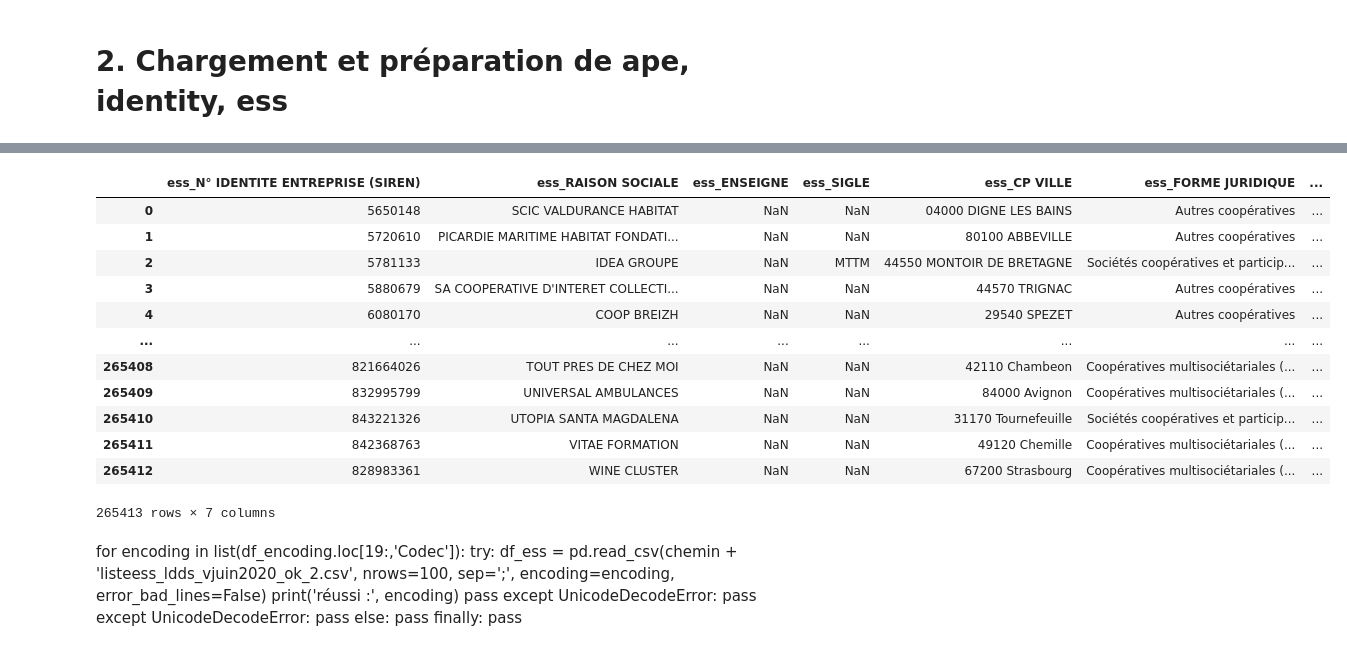
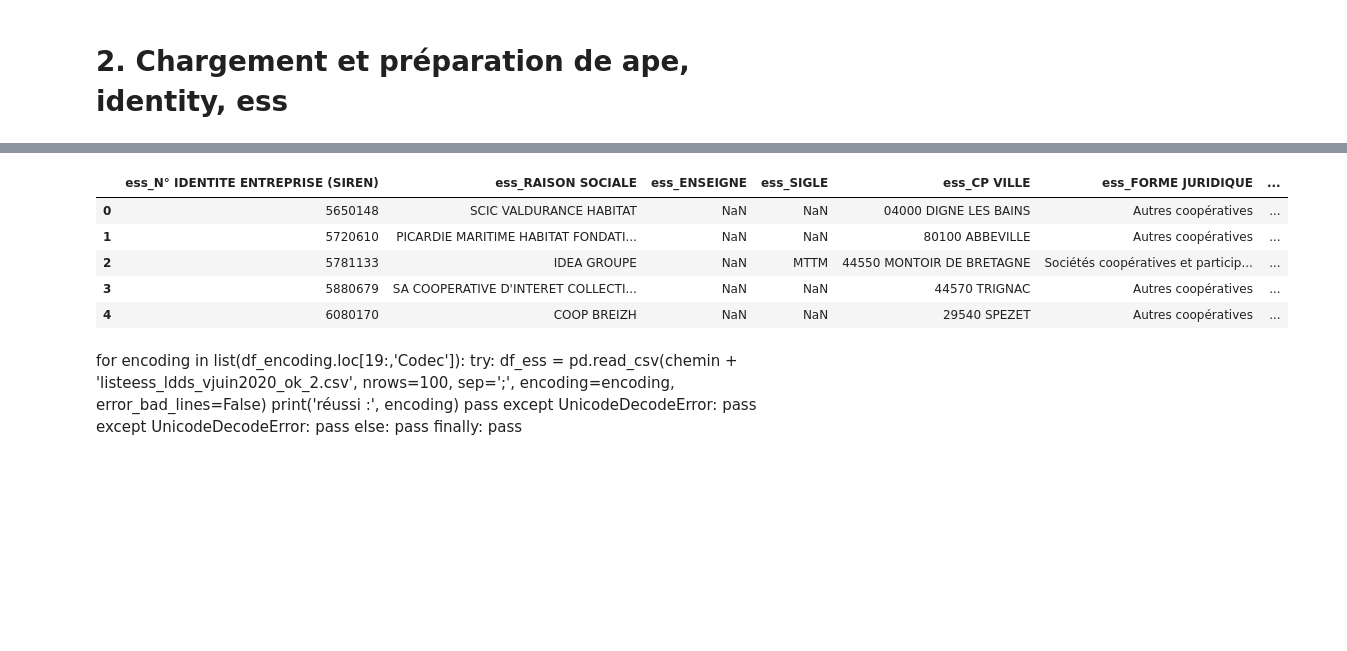
Before and after one commit to Enthic/enthic-data_analysis, a Jupyter notebook: Impact_score_préparation_des_données.ipynb, the cells around one changed output, grey strips where cells are left out. Drawn from its saved outputs; the diff is of its cells as text; code cells hidden in the pictures; blank space fills up the shorter version.

```diff
--- a/Impact_score_préparation_des_données.ipynb
+++ b/Impact_score_préparation_des_données.ipynb
@@ -10,7 +10,7 @@ Drive already mounted at /content/gdrive; to attempt to forcibly remount, call d
 import pandas as pd
 
 # Load of bundle
-chemin = '/content/gdrive/My Drive/Impact Score/Données partagées pour Impact Score/Autre données/'
+chemin = '/content/gdrive/My Drive/Impact Score/Données partagées pour Impact Score/Données/'
 bundle_raw = pd.read_csv(chemin + 'bundle.csv', sep=';', header=None,  index_col=False, names =['siren', 'year', 'accountability', 'bundle','amount'])
 bundle_raw.head()
 # %% [output]
@@ -221,23 +189,16 @@ identity
 # %%
 # Chargement de la liste des entreprises de l'ESS
 df_ess = pd.read_csv(chemin + 'listeess_ldds_vjuin2020_ok_2.csv', sep=';', encoding='iso8859_16')
 df_ess.columns = ['ess_' + x for x in df_ess.columns]
-df_ess['ess'] = True
-df_ess
+df_ess['is_ess'] = True
+df_ess.head()
 # %% [output]
 |  | ess_N° IDENTITE ENTREPRISE (SIREN) | ess_RAISON SOCIALE | ess_ENSEIGNE | ess_SIGLE | ess_CP VILLE | ess_FORME JURIDIQUE | ... |
 | 0 | 5650148 | SCIC VALDURANCE HABITAT | NaN | NaN | 04000 DIGNE LES BAINS | Autres coopératives | ... |
 | 1 | 5720610 | PICARDIE MARITIME HABITAT FONDATI... | NaN | NaN | 80100 ABBEVILLE | Autres coopératives | ... |
 | 2 | 5781133 | IDEA GROUPE | NaN | MTTM | 44550 MONTOIR DE BRETAGNE | Sociétés coopératives et particip... | ... |
 | 3 | 5880679 | SA COOPERATIVE D'INTERET COLLECTI... | NaN | NaN | 44570 TRIGNAC | Autres coopératives | ... |
 | 4 | 6080170 | COOP BREIZH | NaN | NaN | 29540 SPEZET | Autres coopératives | ... |
-| ... | ... | ... | ... | ... | ... | ... | ... |
-| 265408 | 821664026 | TOUT PRES DE CHEZ MOI | NaN | NaN | 42110 Chambeon | Coopératives multisociétariales (... | ... |
-| 265409 | 832995799 | UNIVERSAL AMBULANCES | NaN | NaN | 84000 Avignon | Coopératives multisociétariales (... | ... |
-| 265410 | 843221326 | UTOPIA SANTA MAGDALENA | NaN | NaN | 31170 Tournefeuille | Sociétés coopératives et particip... | ... |
-| 265411 | 842368763 | VITAE FORMATION | NaN | NaN | 49120 Chemille | Coopératives multisociétariales (... | ... |
-| 265412 | 828983361 | WINE CLUSTER | NaN | NaN | 67200 Strasbourg | Coopératives multisociétariales (... | ... |
-265413 rows × 7 columns
 # %% [markdown]
 for encoding in list(df_encoding.loc[19:,'Codec']):
   try:
```
Also changed, not shown: parts of 12 cells of this notebook.
